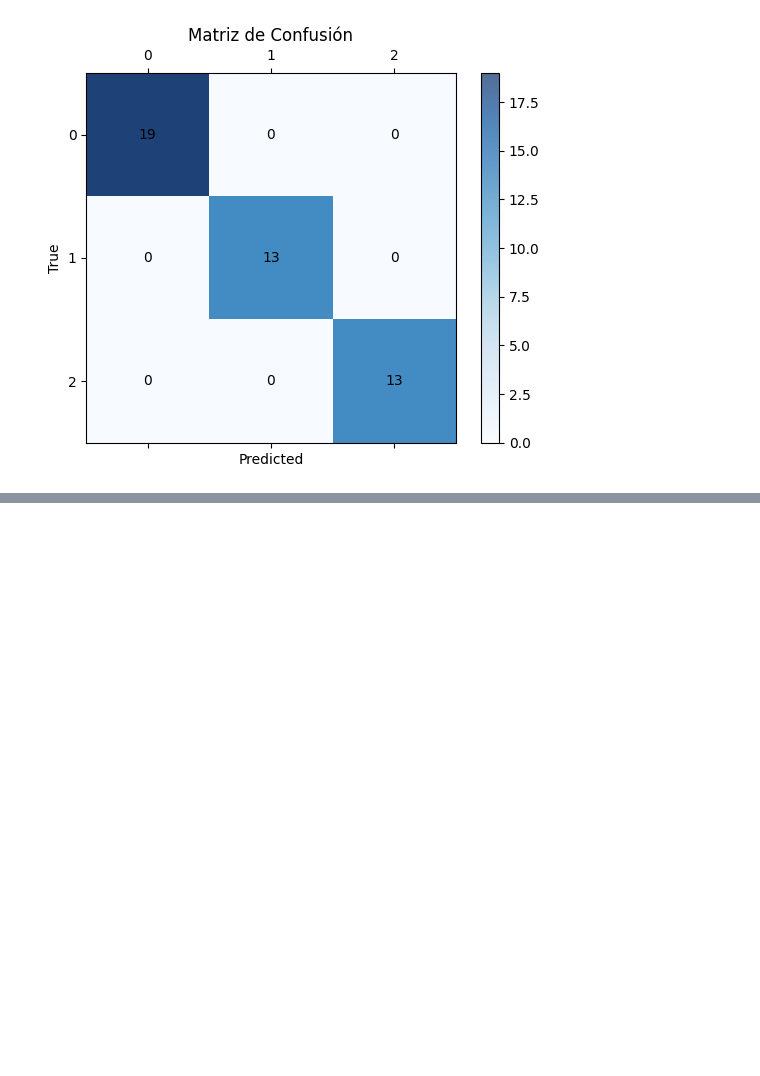
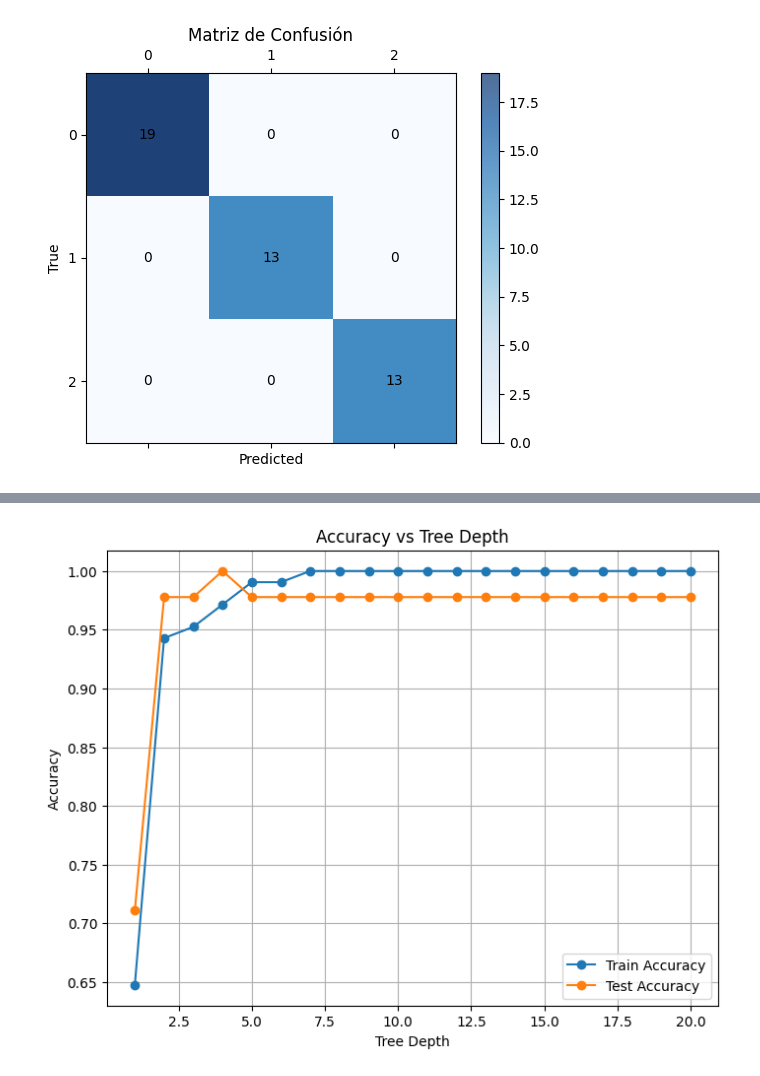
Before and after one commit to Julian-L-Avila/Data-Mining-2024-3, a Jupyter notebook: Classification-Notebook/main.sync.ipynb, the cells around one changed output, grey strips where cells are left out. Saved outputs shown, nothing was run; the diff lists cells and outputs as text; code cells hidden in the pictures; blank space fills up the shorter version.

```diff
--- a/Classification-Notebook/main.sync.ipynb
+++ b/Classification-Notebook/main.sync.ipynb
@@ -353,0 +434,12 @@ weighted avg       1.00      1.00      1.00        45
+# %%
+plt.figure(figsize=(8, 6))
+plt.plot(depths, train_accuracies, label="Train Accuracy", marker='o')
+plt.plot(depths, test_accuracies, label="Test Accuracy", marker='o')
+plt.xlabel('Tree Depth')
+plt.ylabel('Accuracy')
+plt.title('Accuracy vs Tree Depth')
+plt.legend()
+plt.grid(True)
+plt.show()
+# %% [output]
+[figure, added]
```
Also changed, not shown: parts of 9 cells of this notebook, 2 other files.
